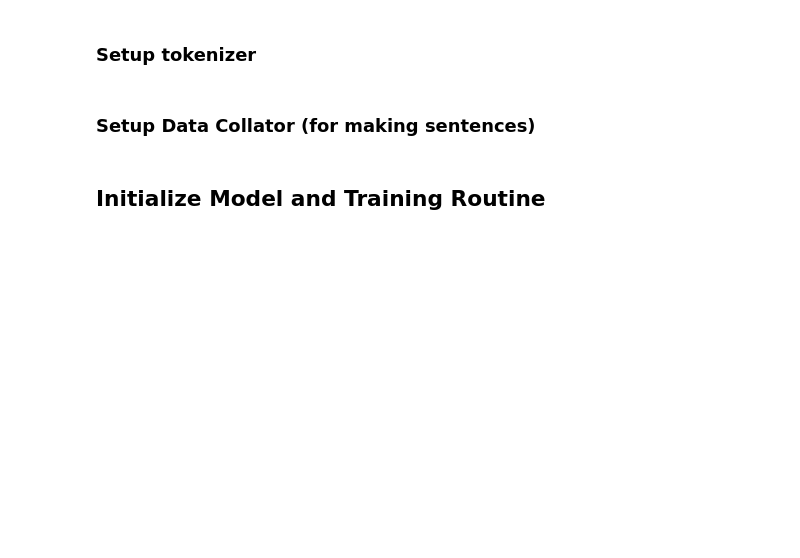
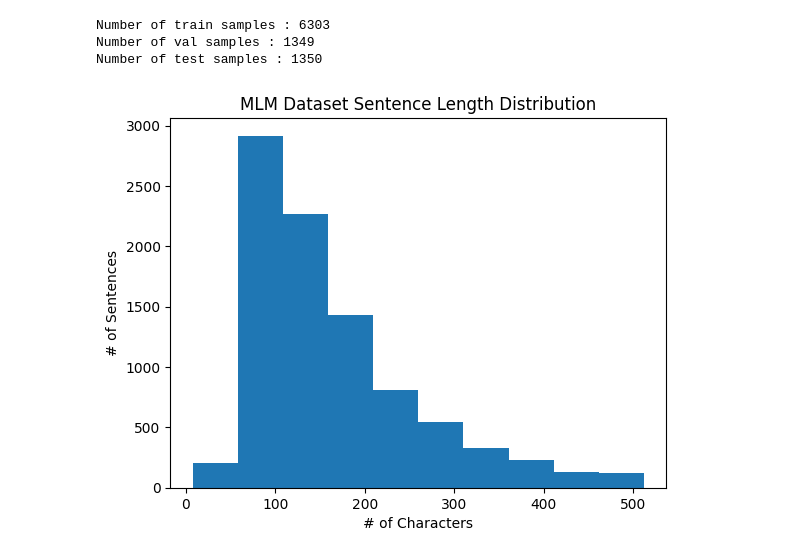
Before and after one commit to jimmyjz1127/LegalNLP, a Jupyter notebook: Notebooks/mlm_train.ipynb, the cells around one changed output. Saved outputs shown, nothing was run; the diff lists cells and outputs as text; code cells hidden in the pictures; blank space fills up the shorter version.

```diff
--- a/Notebooks/mlm_train.ipynb
+++ b/Notebooks/mlm_train.ipynb
@@ -43,8 +46,12 @@ torch.cuda.empty_cache()
 # %%
 args = Namespace(
+    model_save_path = "./models/mlm_model_manual1",
+    # model_save_path = "./models/casehold_mlm",
     data_filepath = './processed_data/sentences.csv',
-    tokenizer_save_path = './tokenizer/mlm_tokenizer',
-    model_save_path = './models/mlm_model',
     train_split = 0.7,
-    num_samples = 10000
+    num_samples = 10000,
+    batch_size=16,
+    learn_rate=3e-5,
+    epochs=4,
+    device='cpu'
 )
@@ -55,13 +60,10 @@ args = Namespace(
 
 raw_data_df = pd.read_csv(args.data_filepath)
 
-raw_data_df = raw_data_df[:args.num_samples]
+# raw_data_df = raw_data_df[:args.num_samples]
 
 raw_data_df['split'] = 'train'
 num_train_rows = int(len(raw_data_df) * (1 - args.train_split)//2) - 1
 raw_data_df.loc[:num_train_rows, 'split'] = 'val'
 raw_data_df.loc[num_train_rows:num_train_rows + num_train_rows, 'split'] = 'test'
 raw_data_df.head()
-
-
-dataset = datasets.Dataset.from_pandas(raw_data_df.rename(columns={'sentence' : 'text'}))
@@ -84,2 +76,0 @@ tokenized_test_dataset = test_dataset.map(tokenize_and_mask, batched=True)
-# %% [markdown]
-### Setup tokenizer
@@ -92,2 +77,20 @@ np.array(subword_view)
-# %% [markdown]
-### Setup Data Collator (for making sentences)
+# %%
+print('Number of train samples : ' + str((raw_data_df['split'] == 'train').sum()))
+print('Number of val samples : ' + str((raw_data_df['split'] == 'val').sum()))
+print('Number of test samples : ' + str((raw_data_df['split'] == 'test').sum()))
+# %% [output]
+Number of train samples : 6303
+Number of val samples : 1349
+Number of test samples : 1350
+# %%
+lengths = []
+for index, row in raw_data_df.iterrows():
+    lengths.append(len(row['sentence']))
+
+plt.hist(lengths)
+plt.xlabel('# of Characters')
+plt.ylabel('# of Sentences')
+plt.title('MLM Dataset Sentence Length Distribution')
+plt.show()
+# %% [output]
+[figure, added]
@@ -118,2 +105,0 @@ def set_seed(seed_value=42):
-# %% [markdown]
-## Initialize Model and Training Routine
```
Also changed, not shown: parts of 38 cells of this notebook, 4 other files.
